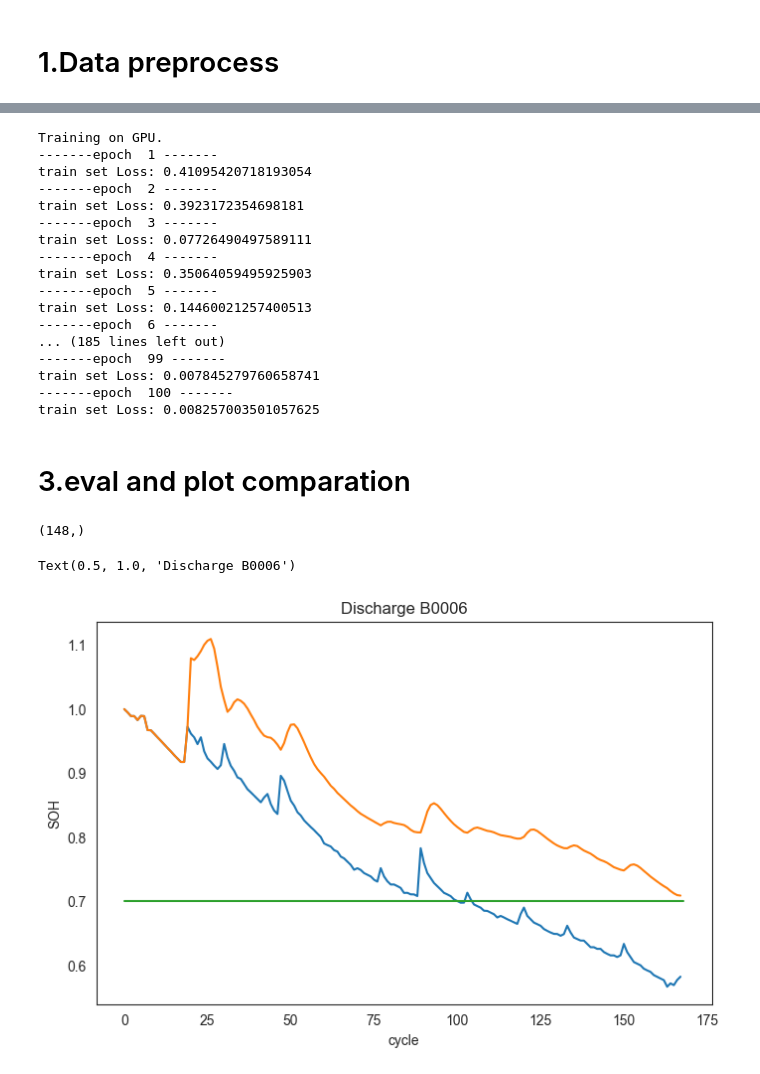
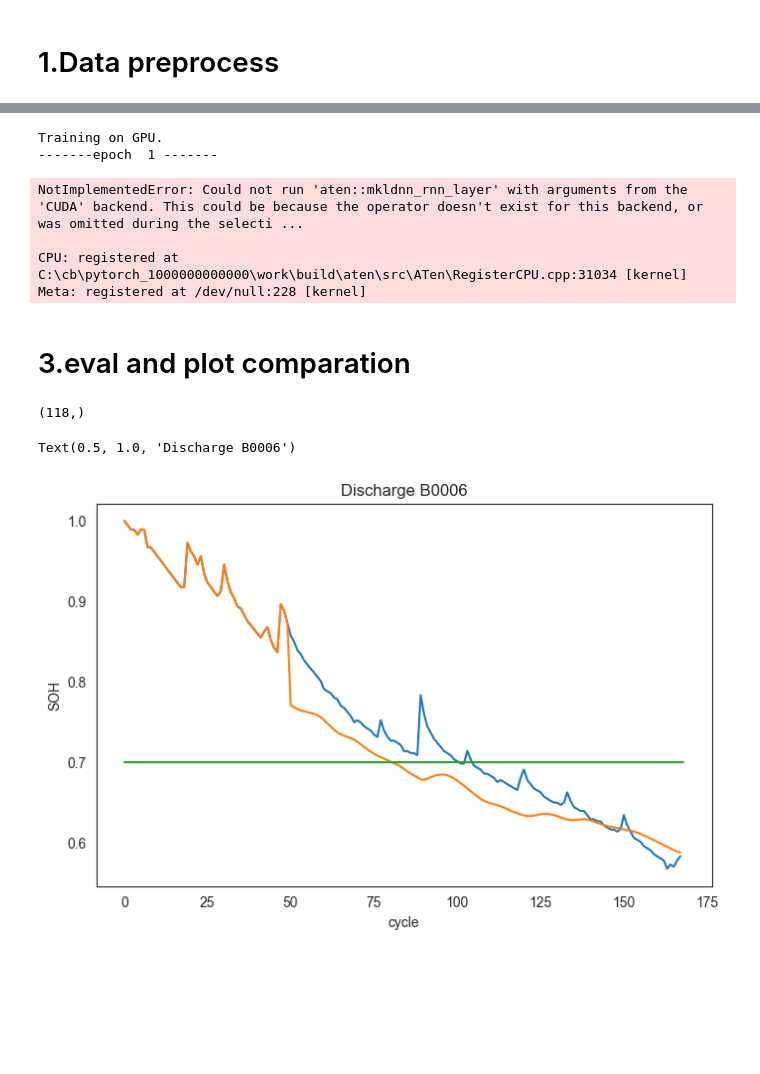
Before and after one commit to yamichanCTL/SOH-on-FPGA, a Jupyter notebook: LSTM/LSTMtest.ipynb, the cells around one changed output, grey strips where cells are left out. Cells and saved outputs as stored; diff of their text form; code cells hidden in the pictures; blank space fills up the shorter version.

Commit message:
improve dataset path

```diff
--- a/LSTM/LSTMtest.ipynb
+++ b/LSTM/LSTMtest.ipynb
@@ -26,11 +26,13 @@ input_size = len(features)
 hidden_size = 64
 num_layers = 1
 output_size = 1
-seq_len = 20   # 预测序列长度
-epoch = 100
+seq_len = 50   # 预测序列长度
+epoch = 50
 learning_rate = 0.001
 
-save_path = 'lstm_mutilinput.pth'
+save_path = 'lstm_seq50.pth'
+train_directory = '../datasets/train/'
+test_directory = '../datasets/test/'
 # %% [markdown]
 # 1.Data preprocess
 # %% [markdown]
@@ -38,14 +40,16 @@ save_path = 'lstm_mutilinput.pth'
 # %%
-def load_data(battery):
-    mat = loadmat('../datasets/BatteryDataset/' + battery + '.mat') # MAT PATH ESSENTIAL origin
-    # mat = loadmat(battery) # MAT PATH ESSENTIAL
+def load_data(battery_path):
+    # mat = loadmat('../datasets/BatteryDataset/' + battery_id + '.mat') # MAT PATH ESSENTIAL origin
+    battery_id = battery_path[-9:-4]
+    mat = loadmat(battery_path) # MAT PATH ESSENTIAL
+
     counter = 0
     dataset = []
     capacity_data = []
     # print('Total data in dataset: ', len(mat[battery][0, 0]['cycle'][0])) #total cycle
 
-    for i in range(len(mat[battery][0, 0]['cycle'][0])):
-        row = mat[battery][0, 0]['cycle'][0, i]
+    for i in range(len(mat[battery_id][0, 0]['cycle'][0])):
+        row = mat[battery_id][0, 0]['cycle'][0, i]
         if row['type'][0] == 'discharge':
             ambient_temperature = row['ambient_temperature'][0][0]
             date_time = datetime.datetime(int(row['time'][0][0]),
@@ -230,10 +233,8 @@ if __name__ == "__main__":
                       hidden_size=hidden_size,
                       output_size=output_size,
                       num_layers = num_layers)
-
+    # model = model.to(device) # lstm doesnt work on gpu?
     # dataset
-    # train_data, train_data_real = data_loader('B0005',seq_len,features)
-    train_directory = '../datasets/BatteryDataset/'
     train_dataset = LoadDataset(train_directory, seq_len=seq_len, features=features)
     train_dataloader = DataLoader(train_dataset, batch_size=batch_size)
     # #vailidation
@@ -249,15 +250,15 @@ if __name__ == "__main__":
     # 添加tensorboard
     writer = SummaryWriter("{}/logs".format(work_dir))
 
-    # device = torch.device("cuda:0")
     # model = model.to(device)
-    # criterion = criterion.to(device)
+    criterion = criterion.to(device)
 
     # 训练模型
     for epoch in range(epoch):
         print("-------epoch  {} -------".format(epoch+1))
         # 训练步骤
         model.train()
+        train_loss = 0
         for train_data, train_data_real in train_dataloader:
             train_data = torch.squeeze(train_data)
             train_data_real = torch.squeeze(train_data_real)
@@ -268,7 +269,8 @@ if __name__ == "__main__":
             optimizer.zero_grad()
             loss.backward()
             optimizer.step()
-        print("train set Loss: {}".format(loss.item()))
+            train_loss = train_loss + loss.item()
+        print("train set Loss: {}".format(train_loss/len(train_dataloader)))
 
         # 测试步骤
         model.eval()
@@ -286,54 +288,44 @@ if __name__ == "__main__":
 # %% [output]
 Training on GPU.
 -------epoch  1 -------
-train set Loss: 0.41095420718193054
--------epoch  2 -------
-train set Loss: 0.3923172354698181
--------epoch  3 -------
-train set Loss: 0.07726490497589111
--------epoch  4 -------
-train set Loss: 0.35064059495925903
--------epoch  5 -------
-train set Loss: 0.14460021257400513
--------epoch  6 -------
-... (185 lines left out)
--------epoch  99 -------
-train set Loss: 0.007845279760658741
--------epoch  100 -------
-train set Loss: 0.008257003501057625
+NotImplementedError: Could not run 'aten::mkldnn_rnn_layer' with arguments from the 'CUDA' backend. This could be because the operator doesn't exist for this backend, or was omitted during the selecti ...
+
+CPU: registered at C:\cb\pytorch_1000000000000\work\build\aten\src\ATen\RegisterCPU.cpp:31034 [kernel]
+Meta: registered at /dev/null:228 [kernel]
 # %% [markdown]
 # 3.eval and plot comparation
 # %%
 test_battery_id = 'B0006'
-test_data,test_data_real = data_loader(test_battery_id,seq_len,features)
+test_battery_path = test_directory+ test_battery_id + '.mat'
+test_data,test_data_real = data_loader(test_battery_path,seq_len,features)
 input_data = torch.tensor(test_data, dtype=torch.float32)
 # load
 lstm = LSTMModel(input_size=input_size, hidden_size=hidden_size, output_size=output_size, num_layers=num_layers)
 lstm.load_state_dict(torch.load(save_path))
 lstm.eval()
 output = lstm(input_data)
 predicted_data = output.detach().numpy().reshape(-1)
 print(predicted_data.shape)
 
 
 # draw
-origin_data = norm_data(test_battery_id) # dictionary
+origin_data = norm_data(test_battery_path) # dictionary
 sns.set_style("white")
 plt.figure(figsize=(8, 5))
 #Draw
 # plt.plot([i for i in range(len(origin_data['SOH'][seq_len:]))], origin_data['SOH'][seq_len:], label='SOH')
 # plt.plot([i for i in range(len(test_data))], predicted_data, label='Predicted SOH')
 plt.plot([i for i in range(len(origin_data['SOH']))], origin_data['SOH'], label='SOH')
 predicted_data = np.concatenate((origin_data['SOH'][0:seq_len],predicted_data), axis = 0)
 plt.plot([i for i in range(len(origin_data['SOH']))], predicted_data, label='Predicted SOH')
 plt.plot([0.,len(origin_data['SOH'])], [0.70, 0.70], label='Threshold')
 
 # make x-axis ticks legible
 adf = plt.gca().get_xaxis().get_major_formatter()
 plt.xlabel('cycle')
 plt.ylabel('SOH')
 plt.title('Discharge {}'.format(test_battery_id))
 # %% [output]
-(148,)
+(118,)
 Text(0.5, 1.0, 'Discharge B0006')
-[figure, old version]
+[figure, new version]
```
Also changed, not shown: parts of 8 cells of this notebook.
